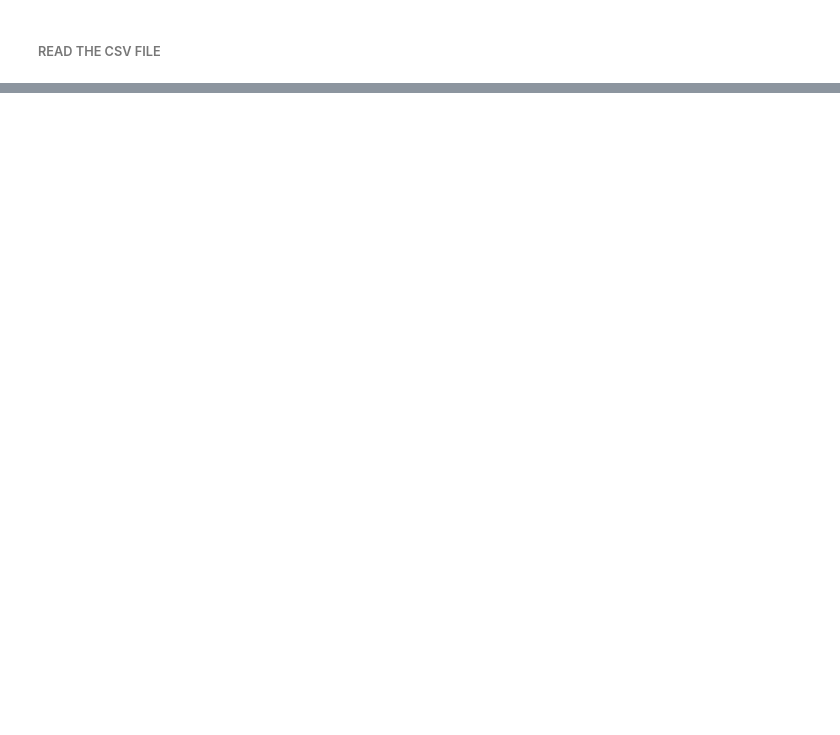
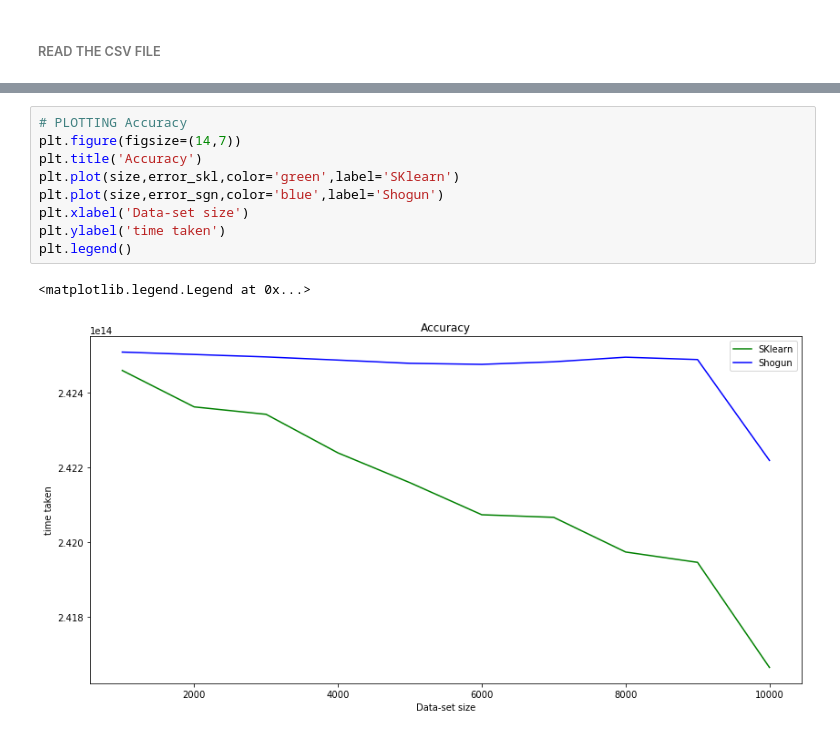
Before and after one commit to NanuSai/shogun-benchmarks, a Jupyter notebook: notebooks/KRR.ipynb, the cells around one changed output, grey strips where cells are left out. Drawn from its saved outputs; the diff is of its cells as text; blank space fills up the shorter version.

Commit message:
Add accuracy and speed for KRR

```diff
--- a/notebooks/KRR.ipynb
+++ b/notebooks/KRR.ipynb
@@ -140,0 +176,12 @@ plt.legend()
+# %%
+# PLOTTING Accuracy
+plt.figure(figsize=(14,7))
+plt.title('Accuracy')
+plt.plot(size,error_skl,color='green',label='SKlearn')
+plt.plot(size,error_sgn,color='blue',label='Shogun')
+plt.xlabel('Data-set size')
+plt.ylabel('time taken')
+plt.legend()
+# %% [output]
+<matplotlib.legend.Legend at 0x...>
+[figure, added]
```
Also changed, not shown: parts of 7 cells of this notebook.
